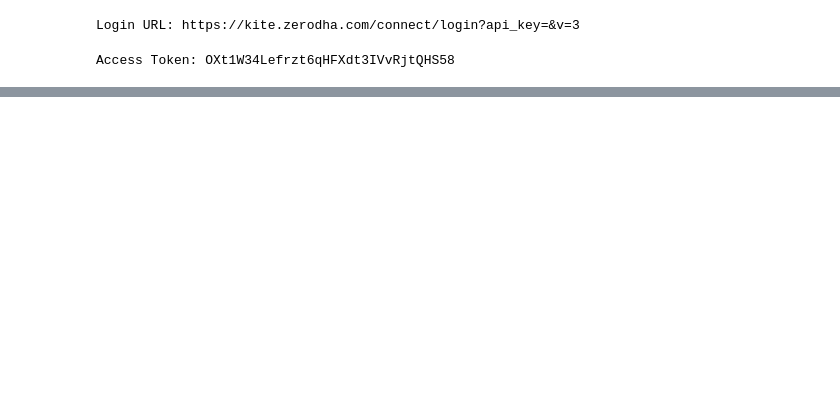
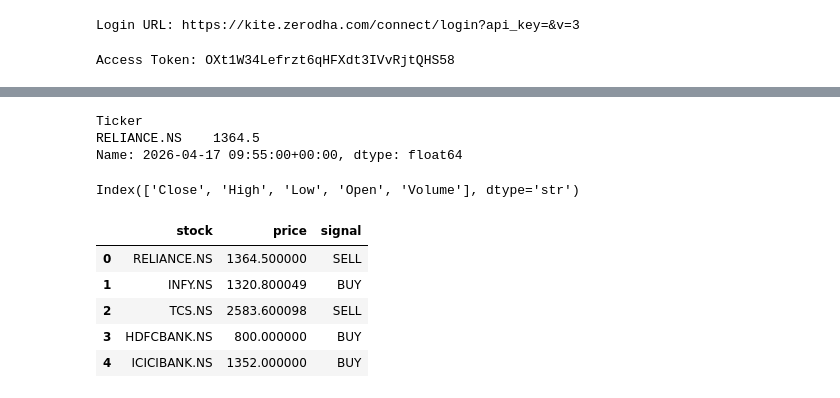
Before and after one commit to harshu304/agentic-nifty50-signal-assistant, a Jupyter notebook: test.ipynb, the cells around one changed output, grey strips where cells are left out. Drawn from its saved outputs; the diff is of its cells as text; code cells hidden in the pictures; blank space fills up the shorter version.

```diff
--- a/test.ipynb
+++ b/test.ipynb
@@ -42,0 +141,8 @@ PermissionException: Insufficient permission for that call.
+# %%
+df["Close"].iloc[-1]
+# %% [output]
+Ticker
+RELIANCE.NS    1364.5
+Name: 2026-04-17 09:55:00+00:00, dtype: float64
+# %%
+df.columns = [col[0] if isinstance(col, tuple) else col for col in df.columns]
@@ -42,0 +165,46 @@ PermissionException: Insufficient permission for that call.
+# %%
+def simple_signal(df):
+    if len(df) < 2:
+        return "HOLD"
+
+    latest_close = df["Close"].iloc[-1]
+    prev_close = df["Close"].iloc[-2]
+
+    if latest_close > prev_close:
+        return "BUY"
+    else:
+        return "SELL"
+# %%
+print(df.columns)
+# %% [output]
+Index(['Close', 'High', 'Low', 'Open', 'Volume'], dtype='str')
+# %%
+data = {}
+
+for stock in NIFTY50:
+    df = fetch_data(stock)
+    if df is not None:
+        data[stock] = df
+# %%
+signals = []
+
+for stock, df in data.items():
+    signal = simple_signal(df)
+
+    signals.append({
+        "stock": stock,
+        "price": df["Close"].iloc[-1],
+        "signal": signal
+    })
+# %%
+import pandas as pd
+
+df_signals = pd.DataFrame(signals)
+df_signals
+# %% [output]
+|  | stock | price | signal |
+| 0 | RELIANCE.NS | 1364.500000 | SELL |
+| 1 | INFY.NS | 1320.800049 | BUY |
+| 2 | TCS.NS | 2583.600098 | SELL |
+| 3 | HDFCBANK.NS | 800.000000 | BUY |
+| 4 | ICICIBANK.NS | 1352.000000 | BUY |
```
Also changed, not shown: parts of 11 cells of this notebook, 13 other files.
